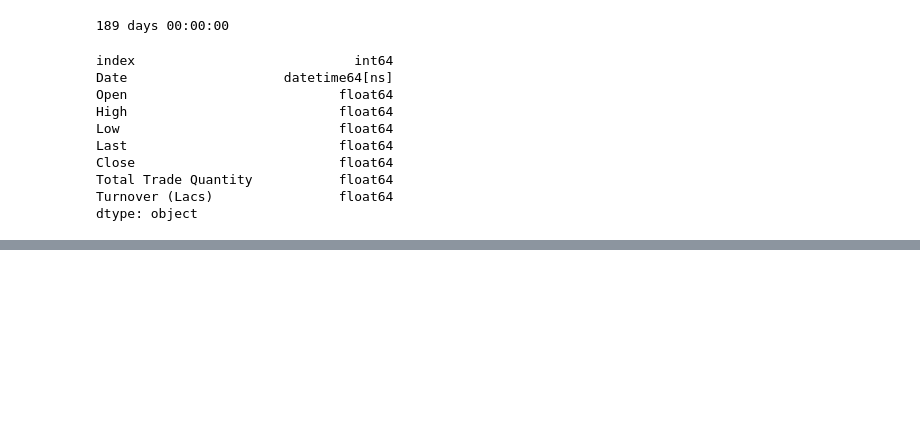
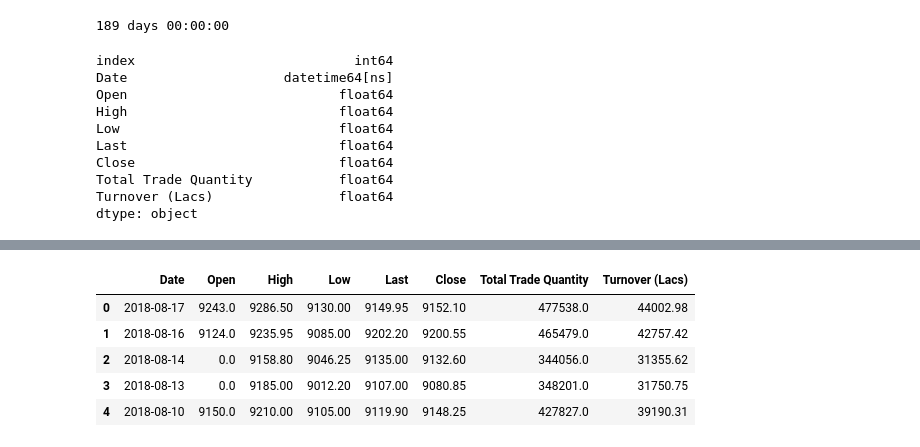
Before and after one commit to anurag19997/Pandas-Practice, a Jupyter notebook: 10minutestopandas.ipynb, the cells around one changed output, grey strips where cells are left out. Saved outputs shown, nothing was run; the diff lists cells and outputs as text; code cells hidden in the pictures; blank space fills up the shorter version.

```diff
--- a/10minutestopandas.ipynb
+++ b/10minutestopandas.ipynb
@@ -160,0 +232,10 @@ Name: Turnover (Lacs), Length: 3762, dtype: float64
+# %%
+df2.at[df2.Date=='2018-08-14','Open'] = 0
+df2.head()
+# %% [output]
+|  | Date | Open | High | Low | Last | Close | Total Trade Quantity | Turnover (Lacs) |
+| 0 | 2018-08-17 | 9243.0 | 9286.50 | 9130.00 | 9149.95 | 9152.10 | 477538.0 | 44002.98 |
+| 1 | 2018-08-16 | 9124.0 | 9235.95 | 9085.00 | 9202.20 | 9200.55 | 465479.0 | 42757.42 |
+| 2 | 2018-08-14 | 0.0 | 9158.80 | 9046.25 | 9135.00 | 9132.60 | 344056.0 | 31355.62 |
+| 3 | 2018-08-13 | 0.0 | 9185.00 | 9012.20 | 9107.00 | 9080.85 | 348201.0 | 31750.75 |
+| 4 | 2018-08-10 | 9150.0 | 9210.00 | 9105.00 | 9119.90 | 9148.25 | 427827.0 | 39190.31 |
```
Also changed, not shown: parts of 11 cells of this notebook.
